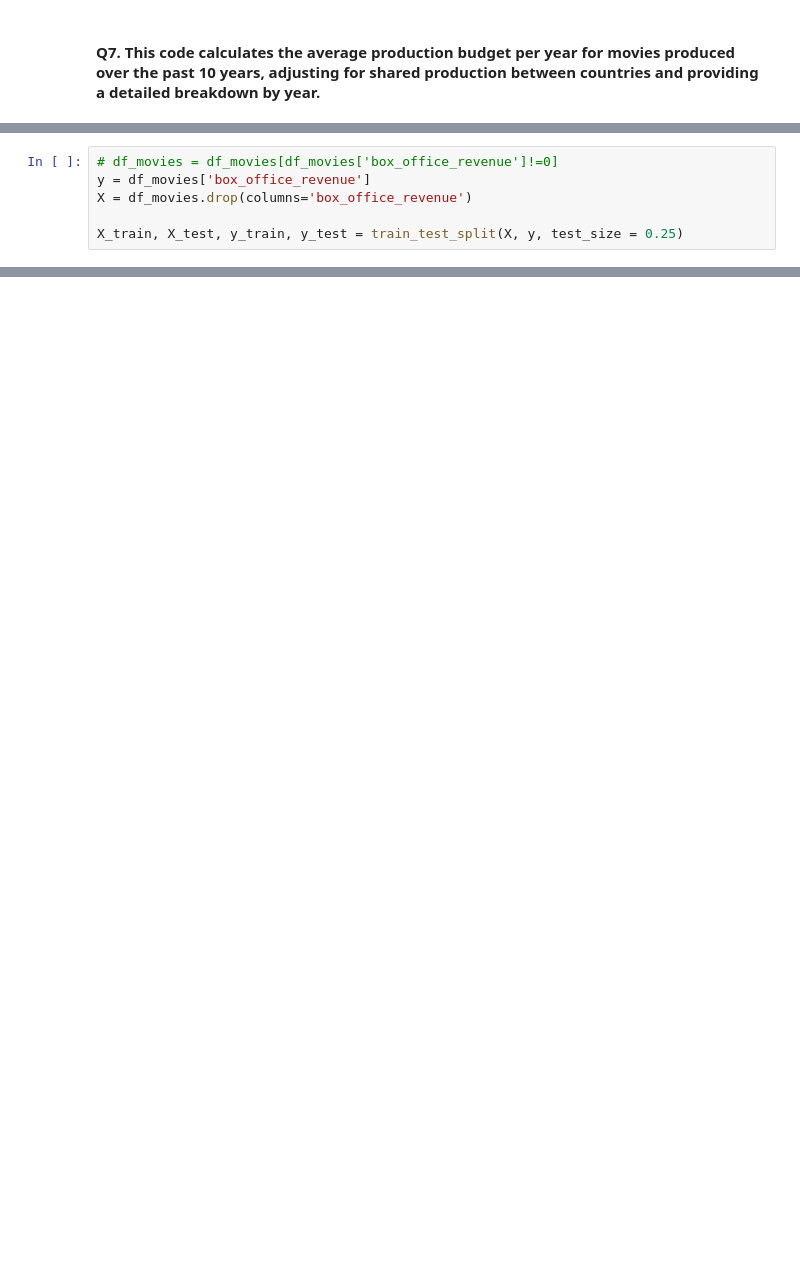
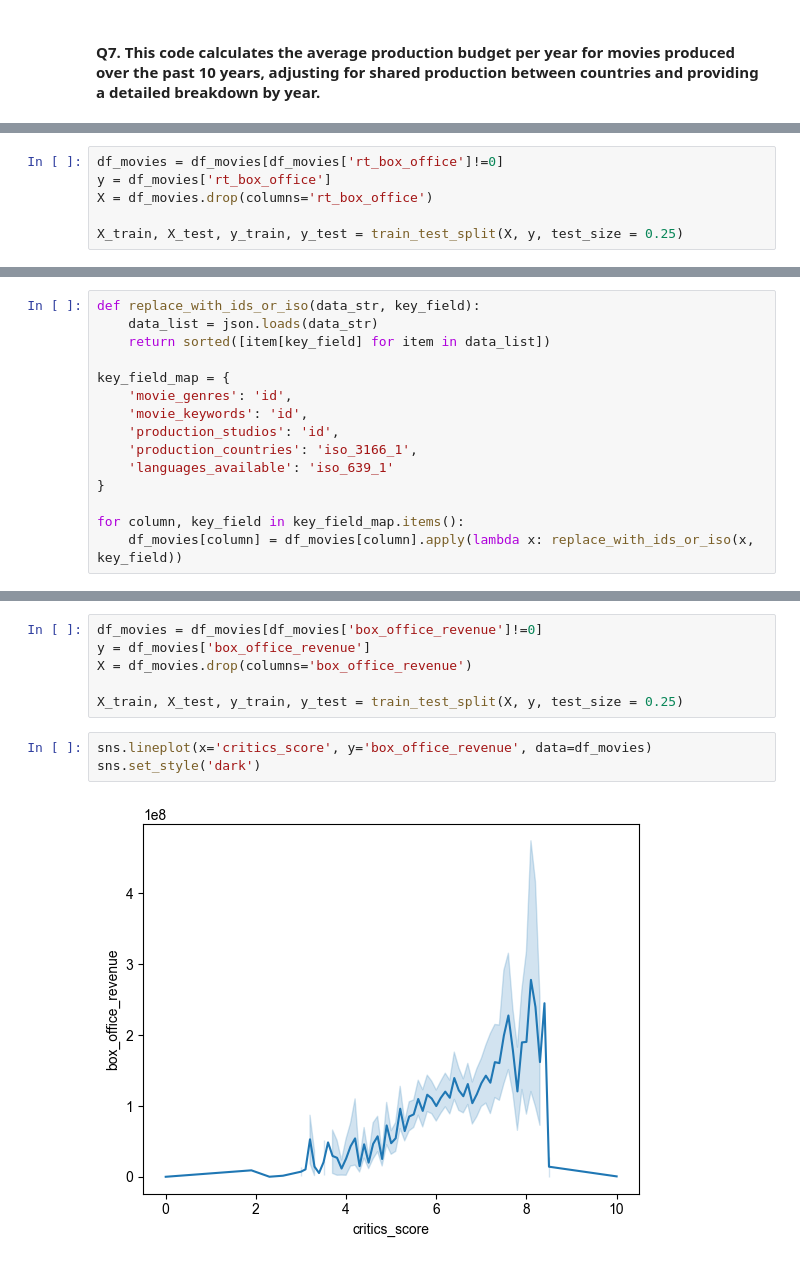
Before and after one commit to mamarezatajik/DataScience-MovieRevenueEDA, a Jupyter notebook: project.ipynb, the cells around one changed output, grey strips where cells are left out. Cells and saved outputs as stored; diff of their text form; blank space fills up the shorter version.

```diff
--- a/project.ipynb
+++ b/project.ipynb
@@ -461,6 +667,6 @@ df_movies.head(1)
 # %%
-# df_movies = df_movies[df_movies['box_office_revenue']!=0]
-y = df_movies['box_office_revenue']
-X = df_movies.drop(columns='box_office_revenue')
+df_movies = df_movies[df_movies['rt_box_office']!=0]
+y = df_movies['rt_box_office']
+X = df_movies.drop(columns='rt_box_office')
 
 X_train, X_test, y_train, y_test = train_test_split(X, y, test_size = 0.25)
@@ -466,0 +810,15 @@ X_train, X_test, y_train, y_test = train_test_split(X, y, test_size = 0.25)
+# %%
+def replace_with_ids_or_iso(data_str, key_field):
+    data_list = json.loads(data_str)
+    return sorted([item[key_field] for item in data_list])
+
+key_field_map = {
+    'movie_genres': 'id',
+    'movie_keywords': 'id',
+    'production_studios': 'id',
+    'production_countries': 'iso_3166_1',
+    'languages_available': 'iso_639_1'
+}
+
+for column, key_field in key_field_map.items():
+    df_movies[column] = df_movies[column].apply(lambda x: replace_with_ids_or_iso(x, key_field))
@@ -488,0 +869,11 @@ memory usage: 750.6+ KB
+# %%
+df_movies = df_movies[df_movies['box_office_revenue']!=0]
+y = df_movies['box_office_revenue']
+X = df_movies.drop(columns='box_office_revenue')
+
+X_train, X_test, y_train, y_test = train_test_split(X, y, test_size = 0.25)
+# %%
+sns.lineplot(x='critics_score', y='box_office_revenue', data=df_movies)
+sns.set_style('dark')
+# %% [output]
+[figure, added]
```
Also changed, not shown: parts of 40 cells of this notebook.
